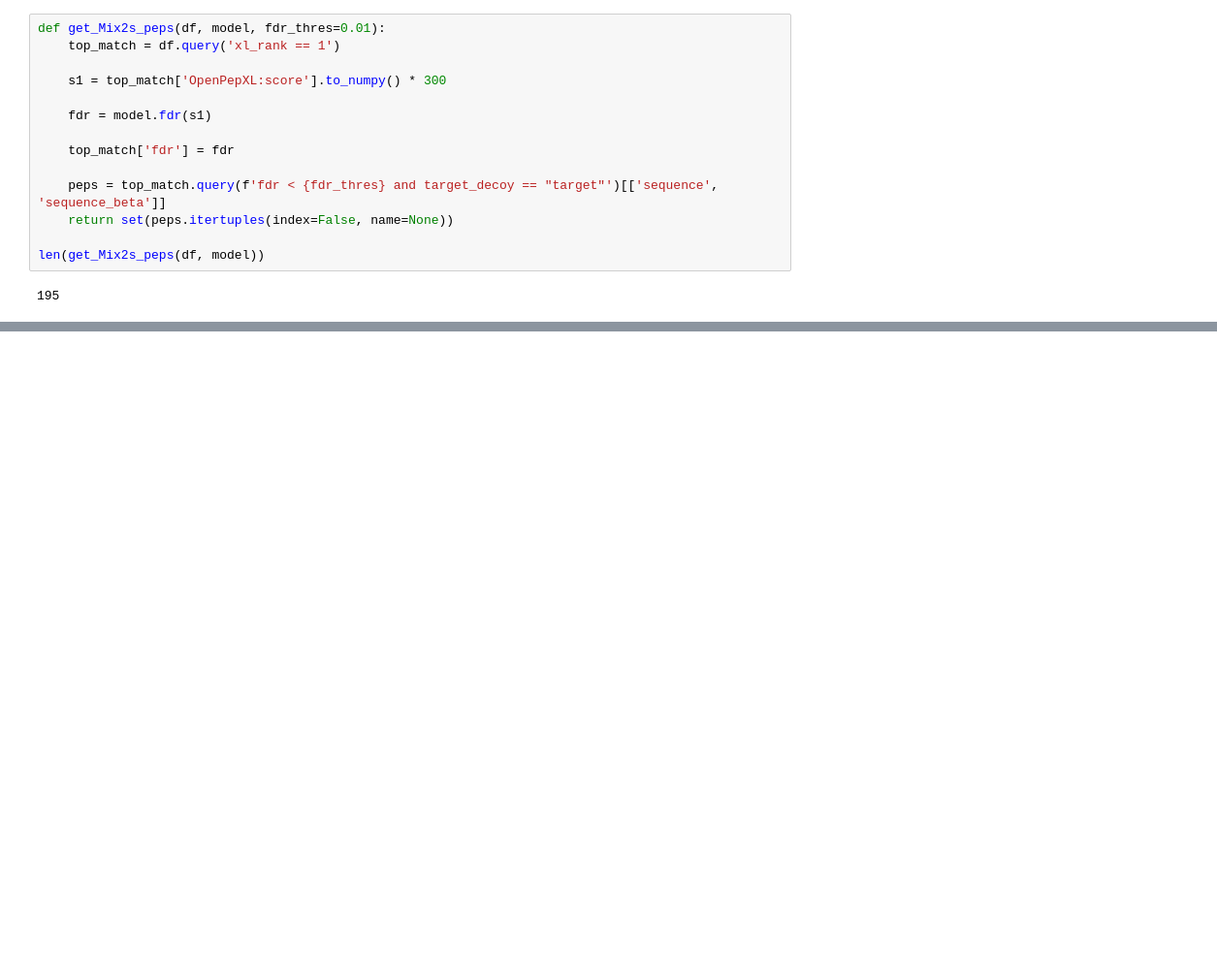
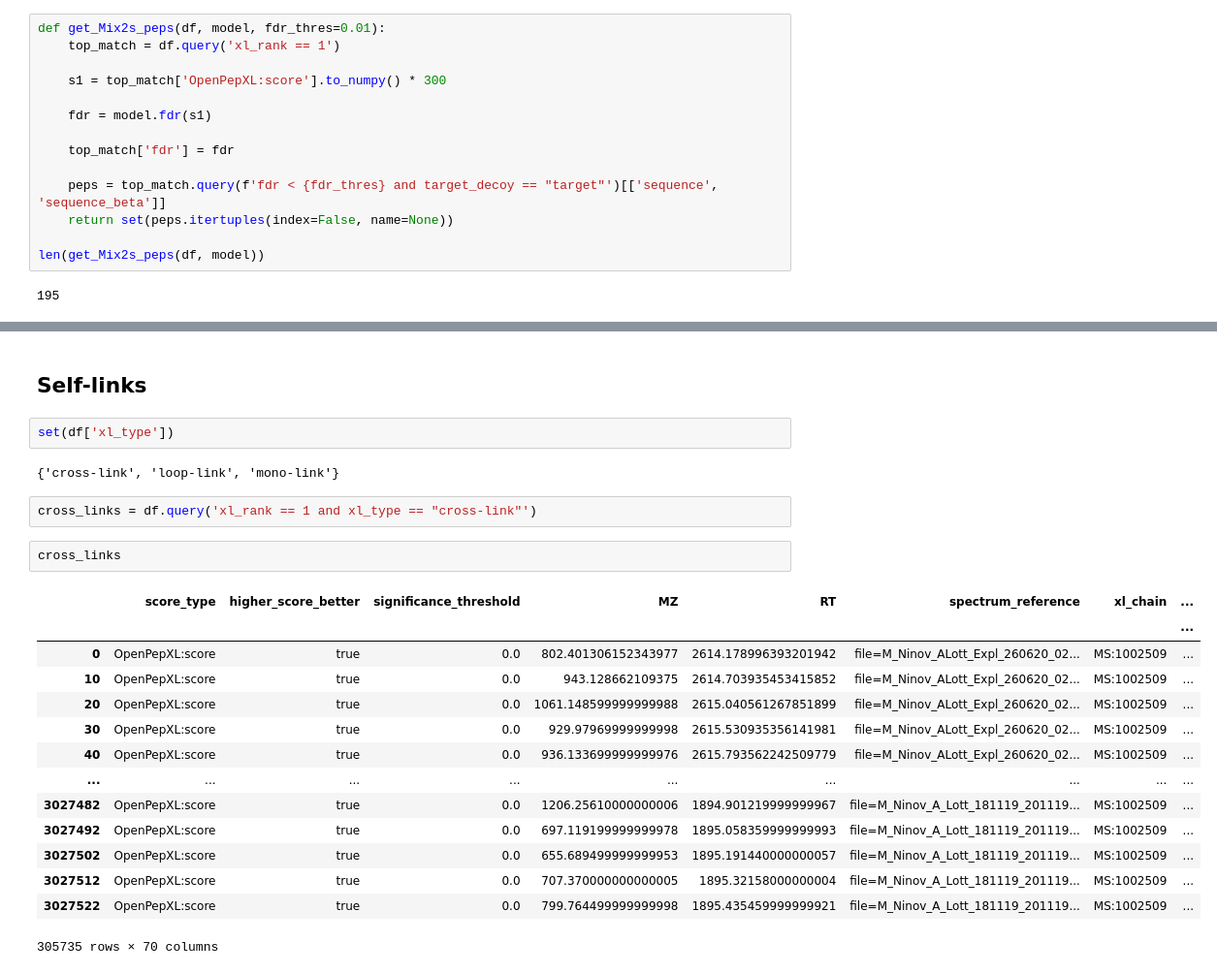
Before and after one commit to shawn-peng/xlms, a Jupyter notebook: python/plot_venn_diagram.ipynb, the cells around one changed output, grey strips where cells are left out. Shown at 97% size. Drawn from its saved outputs; the diff is of its cells as text; blank space fills up the shorter version.

```diff
--- a/python/plot_venn_diagram.ipynb
+++ b/python/plot_venn_diagram.ipynb
@@ -126,0 +537,25 @@ len(get_Mix2s_peps(df, model))
+# %% [markdown]
+## Self-links
+# %%
+set(df['xl_type'])
+# %% [output]
+{'cross-link', 'loop-link', 'mono-link'}
+# %%
+cross_links = df.query('xl_rank == 1 and xl_type == "cross-link"')
+# %%
+cross_links
+# %% [output]
+|  | score_type | higher_score_better | significance_threshold | MZ | RT | spectrum_reference | xl_chain | ... |
+|  |  |  |  |  |  |  |  | ... |
+| 0 | OpenPepXL:score | true | 0.0 | 802.401306152343977 | 2614.178996393201942 | file=M_Ninov_ALott_Expl_260620_02... | MS:1002509 | ... |
+| 10 | OpenPepXL:score | true | 0.0 | 943.128662109375 | 2614.703935453415852 | file=M_Ninov_ALott_Expl_260620_02... | MS:1002509 | ... |
+| 20 | OpenPepXL:score | true | 0.0 | 1061.148599999999988 | 2615.040561267851899 | file=M_Ninov_ALott_Expl_260620_02... | MS:1002509 | ... |
+| 30 | OpenPepXL:score | true | 0.0 | 929.97969999999998 | 2615.530935356141981 | file=M_Ninov_ALott_Expl_260620_02... | MS:1002509 | ... |
+| 40 | OpenPepXL:score | true | 0.0 | 936.133699999999976 | 2615.793562242509779 | file=M_Ninov_ALott_Expl_260620_02... | MS:1002509 | ... |
+| ... | ... | ... | ... | ... | ... | ... | ... | ... |
+| 3027482 | OpenPepXL:score | true | 0.0 | 1206.25610000000006 | 1894.901219999999967 | file=M_Ninov_A_Lott_181119_201119... | MS:1002509 | ... |
+| 3027492 | OpenPepXL:score | true | 0.0 | 697.119199999999978 | 1895.058359999999993 | file=M_Ninov_A_Lott_181119_201119... | MS:1002509 | ... |
+| 3027502 | OpenPepXL:score | true | 0.0 | 655.689499999999953 | 1895.191440000000057 | file=M_Ninov_A_Lott_181119_201119... | MS:1002509 | ... |
+| 3027512 | OpenPepXL:score | true | 0.0 | 707.370000000000005 | 1895.32158000000004 | file=M_Ninov_A_Lott_181119_201119... | MS:1002509 | ... |
+| 3027522 | OpenPepXL:score | true | 0.0 | 799.764499999999998 | 1895.435459999999921 | file=M_Ninov_A_Lott_181119_201119... | MS:1002509 | ... |
+305735 rows × 70 columns
```
Also changed, not shown: parts of 46 cells of this notebook, 6 other files.
